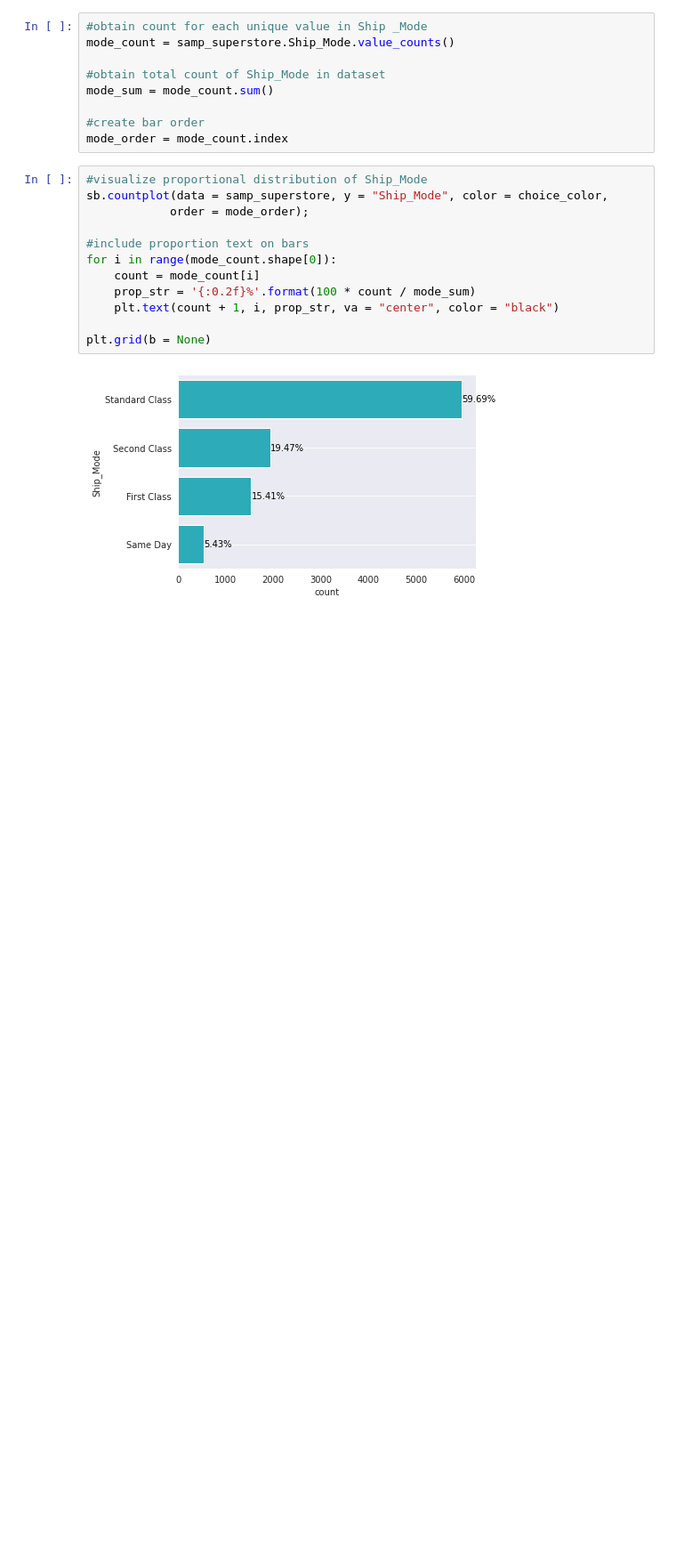
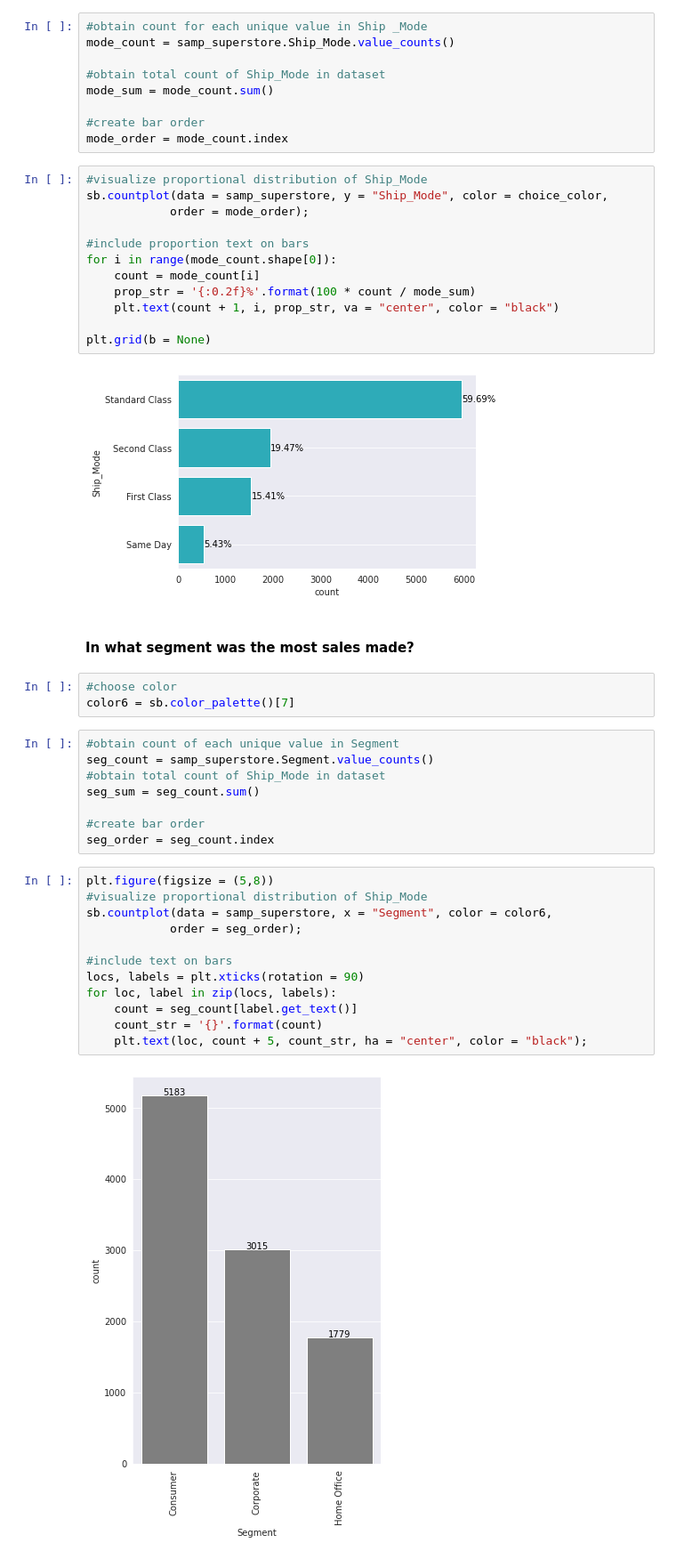
Before and after one commit to Dee-nDee/SuperStore_Data_Analysis, a Jupyter notebook: SuperStore.ipynb, the cells around one changed output. Shown at 89% size. Drawn from its saved outputs; the diff is of its cells as text; blank space fills up the shorter version.

Commit message:
feat: Segment Feature Exploration

```diff
--- a/SuperStore.ipynb
+++ b/SuperStore.ipynb
@@ -295,3 +295,30 @@ for i in range(mode_count.shape[0]):
 plt.grid(b = None)
 # %% [output]
 [figure]
+# %% [markdown]
+#### In what segment was the most sales made?
+# %%
+#choose color
+color6 = sb.color_palette()[7]
+# %%
+#obtain count of each unique value in Segment
+seg_count = samp_superstore.Segment.value_counts()
+#obtain total count of Ship_Mode in dataset
+seg_sum = seg_count.sum()
+
+#create bar order
+seg_order = seg_count.index
+# %%
+plt.figure(figsize = (5,8))
+#visualize proportional distribution of Ship_Mode
+sb.countplot(data = samp_superstore, x = "Segment", color = color6,
+            order = seg_order);
+
+#include text on bars
+locs, labels = plt.xticks(rotation = 90)
+for loc, label in zip(locs, labels):
+    count = seg_count[label.get_text()]
+    count_str = '{}'.format(count)
+    plt.text(loc, count + 5, count_str, ha = "center", color = "black");
+# %% [output]
+[figure, added]
```
Also changed, not shown: parts of 2 cells of this notebook.
